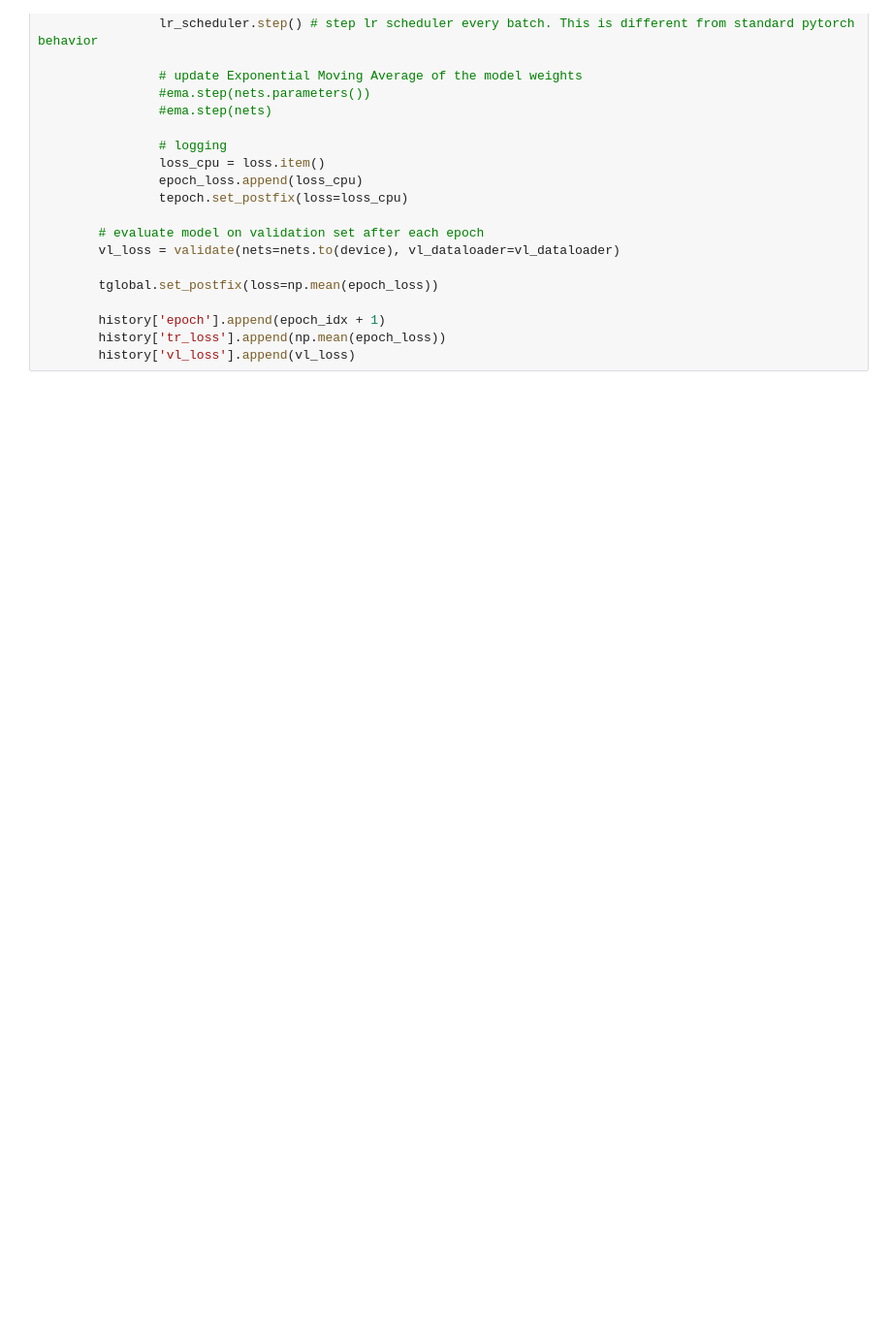
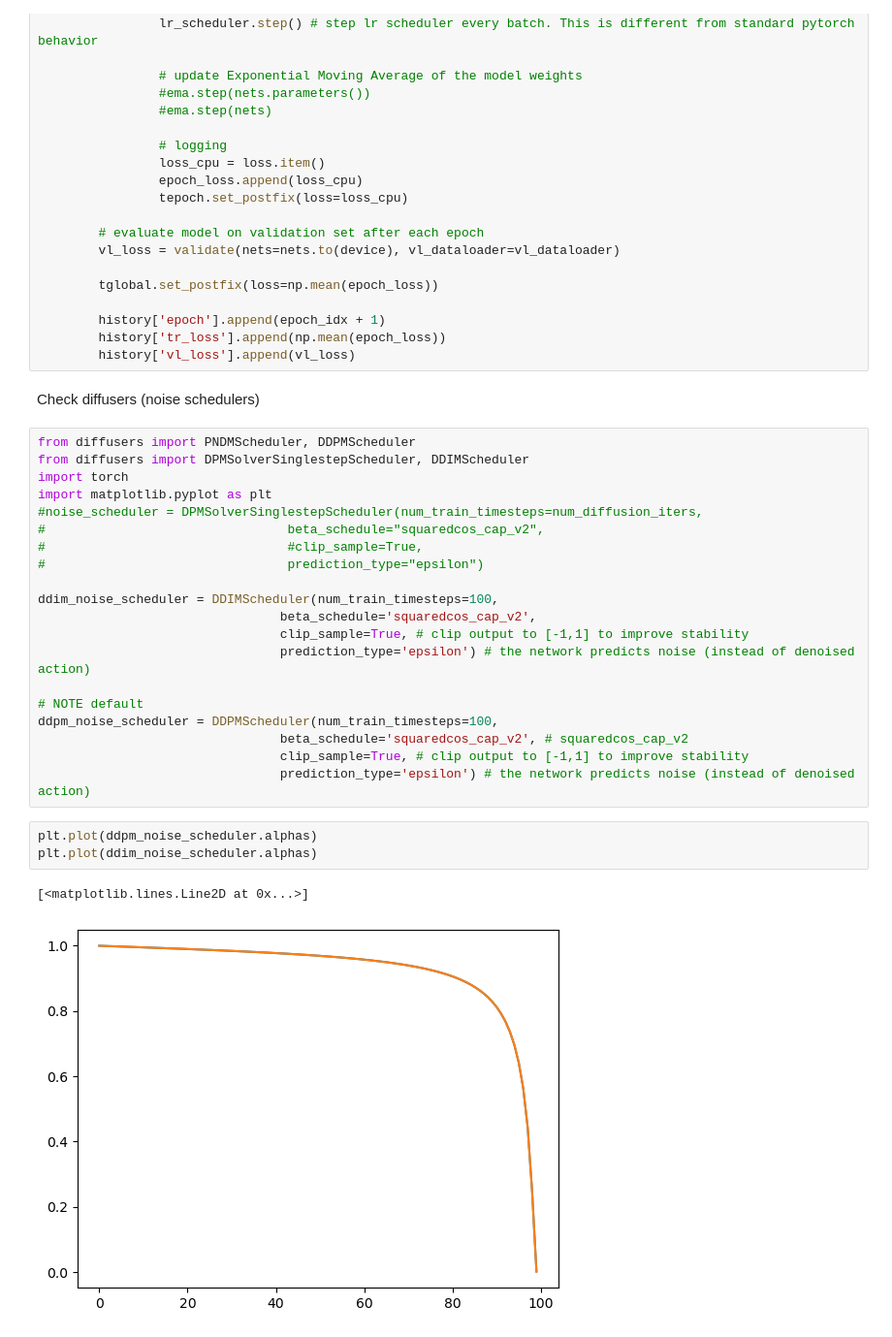
Before and after one commit to hsp-iit/HannesImitation, a Jupyter notebook: notebooks/playground.ipynb, the cells around one changed output. Shown: that part at 97% size. Saved outputs shown, nothing was run; the diff lists cells and outputs as text; blank space fills up the shorter version.

```diff
--- a/notebooks/playground.ipynb
+++ b/notebooks/playground.ipynb
@@ -680,3 +763,31 @@ with tqdm(range(num_epochs), desc='Epoch') as tglobal:
         history['epoch'].append(epoch_idx + 1)
         history['tr_loss'].append(np.mean(epoch_loss))
         history['vl_loss'].append(vl_loss)
+# %% [markdown]
+Check diffusers (noise schedulers)
+# %%
+from diffusers import PNDMScheduler, DDPMScheduler
+from diffusers import DPMSolverSinglestepScheduler, DDIMScheduler
+import torch
+import matplotlib.pyplot as plt
+#noise_scheduler = DPMSolverSinglestepScheduler(num_train_timesteps=num_diffusion_iters,
+#                                beta_schedule="squaredcos_cap_v2",
+#                                #clip_sample=True,
+#                                prediction_type="epsilon")
+
+ddim_noise_scheduler = DDIMScheduler(num_train_timesteps=100,
+                                beta_schedule='squaredcos_cap_v2',
+                                clip_sample=True, # clip output to [-1,1] to improve stability
+                                prediction_type='epsilon') # the network predicts noise (instead of denoised action)
+
+# NOTE default
+ddpm_noise_scheduler = DDPMScheduler(num_train_timesteps=100,
+                                beta_schedule='squaredcos_cap_v2', # squaredcos_cap_v2
+                                clip_sample=True, # clip output to [-1,1] to improve stability
+                                prediction_type='epsilon') # the network predicts noise (instead of denoised action)
+# %%
+plt.plot(ddpm_noise_scheduler.alphas)
+plt.plot(ddim_noise_scheduler.alphas)
+# %% [output]
+[<matplotlib.lines.Line2D at 0x...>]
+[figure, added]
```
Also changed, not shown: parts of 20 cells of this notebook, 4 other files.
